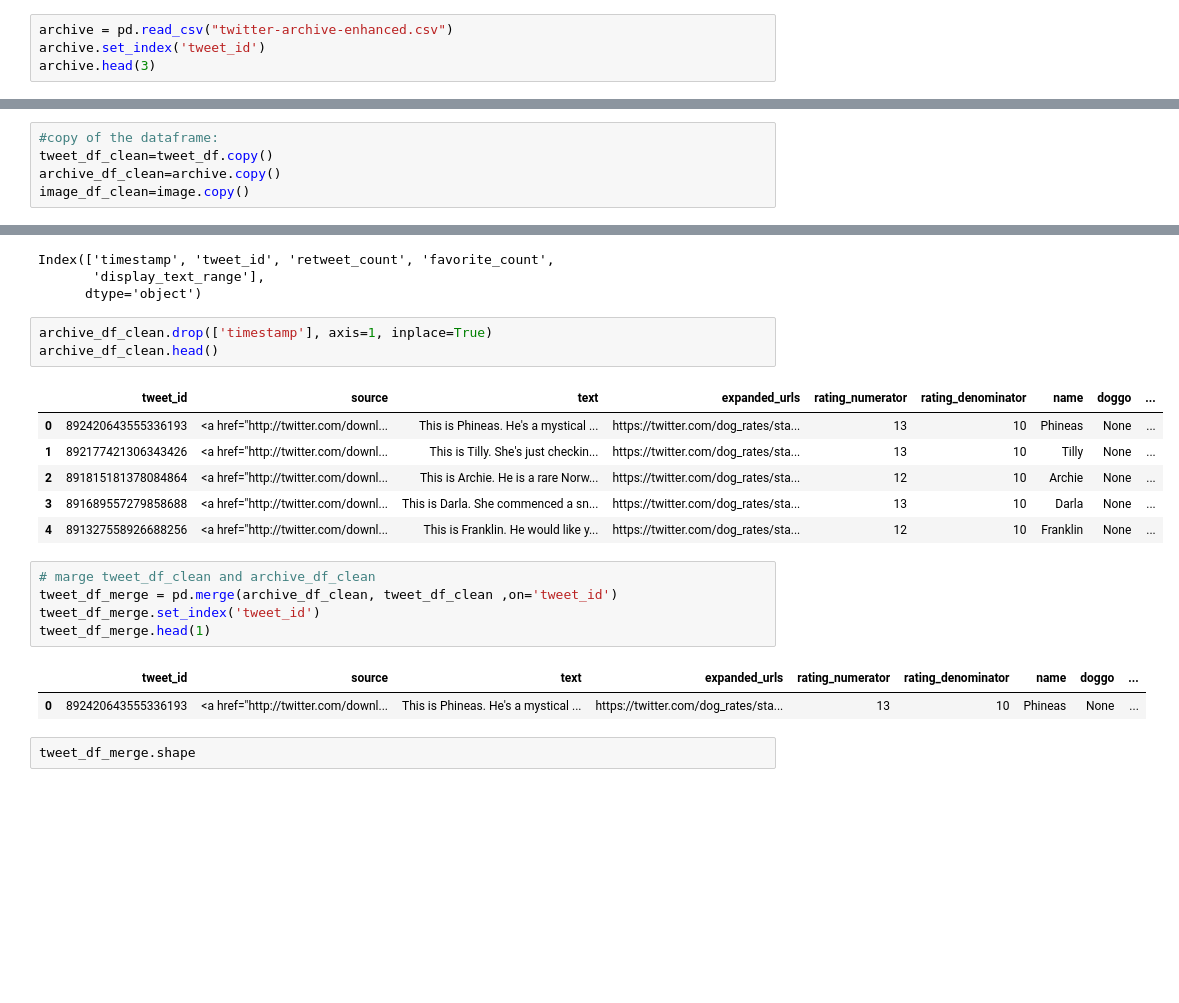
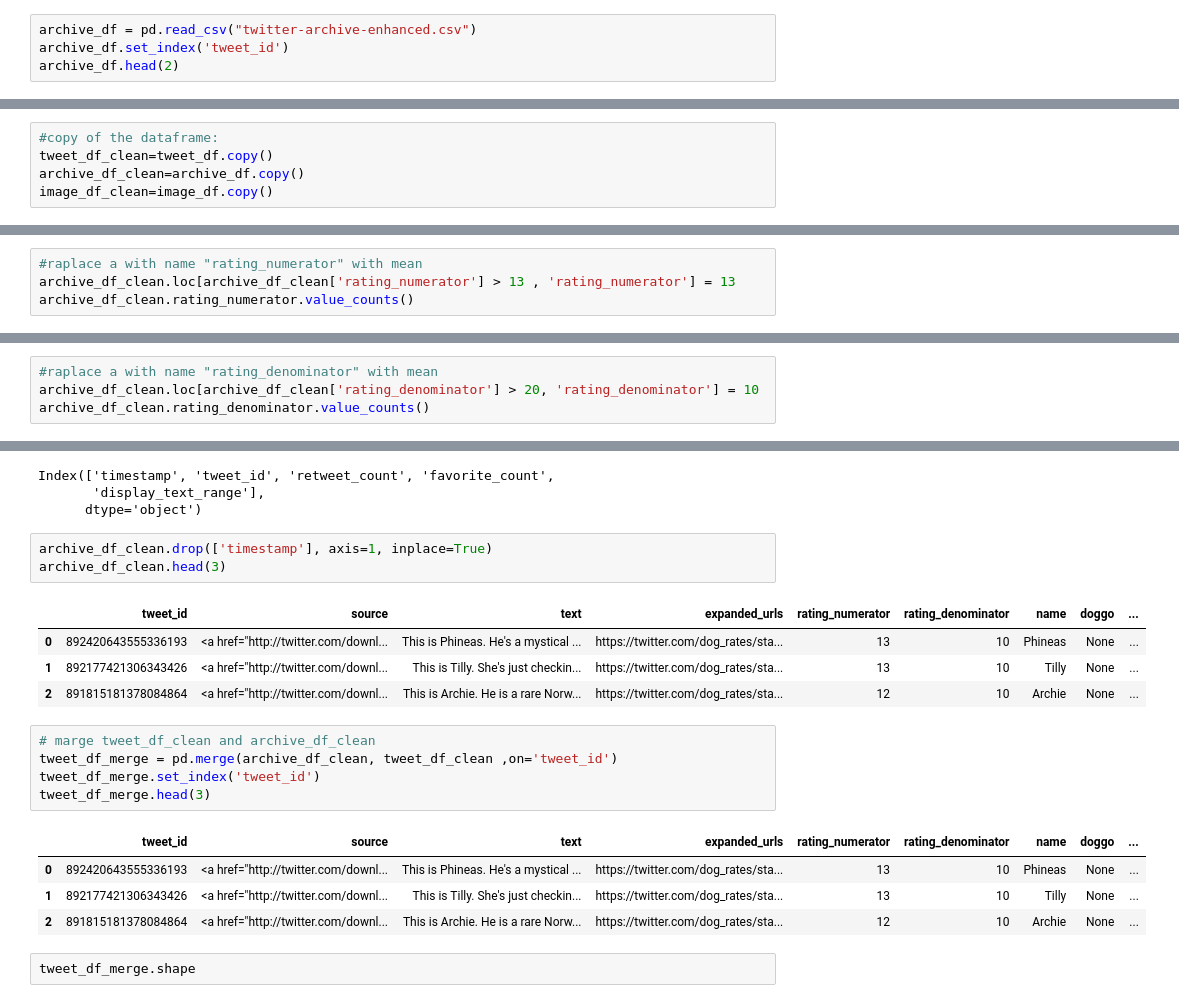
Before and after one commit to abdelrazekrizk/FWD-Udacity-Wrangle-and-Analyze-Data-Twitter-API, a Jupyter notebook: wrangle_act.ipynb, the cells around one changed output, grey strips where cells are left out. Drawn from its saved outputs; the diff is of its cells as text; blank space fills up the shorter version.

```diff
--- a/wrangle_act.ipynb
+++ b/wrangle_act.ipynb
@@ -71,9 +75,9 @@ ls
 # %% [markdown]
 ### I- Read twitter-archive-enhanced as pandas dataframe and quick check to view structure
 # %%
-archive = pd.read_csv("twitter-archive-enhanced.csv")
-archive.set_index('tweet_id')
-archive.head(3)
+archive_df = pd.read_csv("twitter-archive-enhanced.csv")
+archive_df.set_index('tweet_id')
+archive_df.head(2)
 # %% [output]
 |  | tweet_id | in_reply_to_status_id | in_reply_to_user_id | timestamp | source | text | retweeted_status_id | ... |
 | 0 | 892420643555336193 | NaN | NaN | 2017-08-01 16:23:56 +0000 | <a href="http://twitter.com/downl... | This is Phineas. He's a mystical ... | NaN | ... |
@@ -377,8 +400,8 @@ Name: rating_denominator, dtype: int64
 # %%
 #copy of the dataframe:
 tweet_df_clean=tweet_df.copy()
-archive_df_clean=archive.copy()
-image_df_clean=image.copy()
+archive_df_clean=archive_df.copy()
+image_df_clean=image_df.copy()
 # %%
 tweet_df_clean.head(1)
 # %% [output]
@@ -488,0 +517,4 @@ archive_df_clean.drop(['in_reply_to_user_id'], axis=1, inplace=True)
+# %%
+#raplace a with name "rating_numerator" with mean
+archive_df_clean.loc[archive_df_clean['rating_numerator'] > 13 , 'rating_numerator'] = 13
+archive_df_clean.rating_numerator.value_counts()
@@ -488,0 +537,4 @@ archive_df_clean.drop(['in_reply_to_user_id'], axis=1, inplace=True)
+# %%
+#raplace a with name "rating_denominator" with mean
+archive_df_clean.loc[archive_df_clean['rating_denominator'] > 20, 'rating_denominator'] = 10
+archive_df_clean.rating_denominator.value_counts()
@@ -601,22 +663,22 @@ Index(['timestamp', 'tweet_id', 'retweet_count', 'favorite_count',
       dtype='object')
 # %%
 archive_df_clean.drop(['timestamp'], axis=1, inplace=True)
-archive_df_clean.head()
+archive_df_clean.head(3)
 # %% [output]
 |  | tweet_id | source | text | expanded_urls | rating_numerator | rating_denominator | name | doggo | ... |
 | 0 | 892420643555336193 | <a href="http://twitter.com/downl... | This is Phineas. He's a mystical ... | https://twitter.com/dog_rates/sta... | 13 | 10 | Phineas | None | ... |
 | 1 | 892177421306343426 | <a href="http://twitter.com/downl... | This is Tilly. She's just checkin... | https://twitter.com/dog_rates/sta... | 13 | 10 | Tilly | None | ... |
 | 2 | 891815181378084864 | <a href="http://twitter.com/downl... | This is Archie. He is a rare Norw... | https://twitter.com/dog_rates/sta... | 12 | 10 | Archie | None | ... |
-| 3 | 891689557279858688 | <a href="http://twitter.com/downl... | This is Darla. She commenced a sn... | https://twitter.com/dog_rates/sta... | 13 | 10 | Darla | None | ... |
-| 4 | 891327558926688256 | <a href="http://twitter.com/downl... | This is Franklin. He would like y... | https://twitter.com/dog_rates/sta... | 12 | 10 | Franklin | None | ... |
 # %%
 # marge tweet_df_clean and archive_df_clean
 tweet_df_merge = pd.merge(archive_df_clean, tweet_df_clean ,on='tweet_id')
 tweet_df_merge.set_index('tweet_id')
-tweet_df_merge.head(1)
+tweet_df_merge.head(3)
 # %% [output]
 |  | tweet_id | source | text | expanded_urls | rating_numerator | rating_denominator | name | doggo | ... |
 | 0 | 892420643555336193 | <a href="http://twitter.com/downl... | This is Phineas. He's a mystical ... | https://twitter.com/dog_rates/sta... | 13 | 10 | Phineas | None | ... |
+| 1 | 892177421306343426 | <a href="http://twitter.com/downl... | This is Tilly. She's just checkin... | https://twitter.com/dog_rates/sta... | 13 | 10 | Tilly | None | ... |
+| 2 | 891815181378084864 | <a href="http://twitter.com/downl... | This is Archie. He is a rare Norw... | https://twitter.com/dog_rates/sta... | 12 | 10 | Archie | None | ... |
 # %%
 tweet_df_merge.shape
 # %% [output]
```
Also changed, not shown: parts of 38 cells of this notebook, 26 other files.
